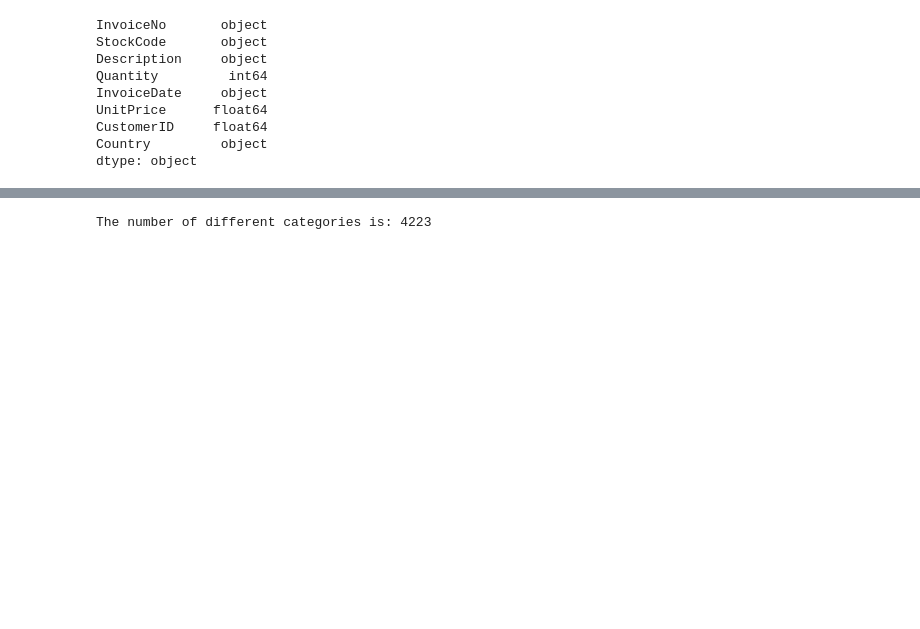
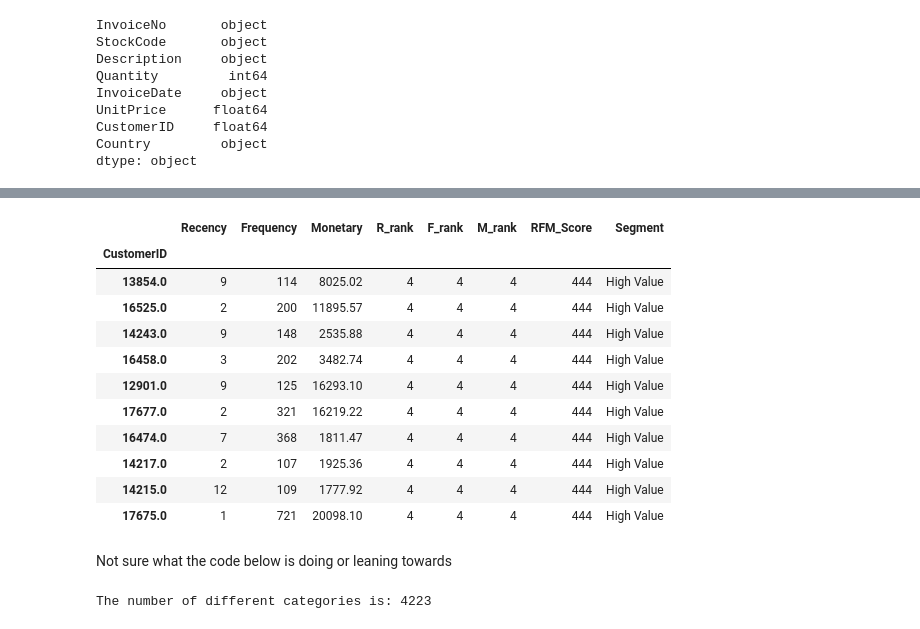
Before and after one commit to Fatimat01/AI-ML-Projects, a Jupyter notebook: projects/project1/analysis.ipynb, the cells around one changed output, grey strips where cells are left out. Cells and saved outputs as stored; diff of their text form; code cells hidden in the pictures; blank space fills up the shorter version.

```diff
--- a/projects/project1/analysis.ipynb
+++ b/projects/project1/analysis.ipynb
@@ -100,0 +209,19 @@ sales_by_date = uk_data.groupby(uk_data['InvoiceDate'].dt.date)['TotalSales'].su
+# %%
+# Sort customers by RFM score to identify top customers
+top_customers = rfm.sort_values(by='RFM_Score', ascending=False).head(10)
+
+# Display top 10 customers
+top_customers
+# %% [output]
+|  | Recency | Frequency | Monetary | R_rank | F_rank | M_rank | RFM_Score | Segment |
+| CustomerID |  |  |  |  |  |  |  |  |
+| 13854.0 | 9 | 114 | 8025.02 | 4 | 4 | 4 | 444 | High Value |
+| 16525.0 | 2 | 200 | 11895.57 | 4 | 4 | 4 | 444 | High Value |
+| 14243.0 | 9 | 148 | 2535.88 | 4 | 4 | 4 | 444 | High Value |
+| 16458.0 | 3 | 202 | 3482.74 | 4 | 4 | 4 | 444 | High Value |
+| 12901.0 | 9 | 125 | 16293.10 | 4 | 4 | 4 | 444 | High Value |
+| 17677.0 | 2 | 321 | 16219.22 | 4 | 4 | 4 | 444 | High Value |
+| 16474.0 | 7 | 368 | 1811.47 | 4 | 4 | 4 | 444 | High Value |
+| 14217.0 | 2 | 107 | 1925.36 | 4 | 4 | 4 | 444 | High Value |
+| 14215.0 | 12 | 109 | 1777.92 | 4 | 4 | 4 | 444 | High Value |
+| 17675.0 | 1 | 721 | 20098.10 | 4 | 4 | 4 | 444 | High Value |
@@ -101,3 +230,5 @@ sales_by_date = uk_data.groupby(uk_data['InvoiceDate'].dt.date)['TotalSales'].su
+# %% [markdown]
+Not sure what the code below is doing or leaning towards
 # %%
 #Exploratory Analysis of additional variables to explore
 # Bar chart of quantity of each item
```
Also changed, not shown: parts of 10 cells of this notebook, 1 other file.
